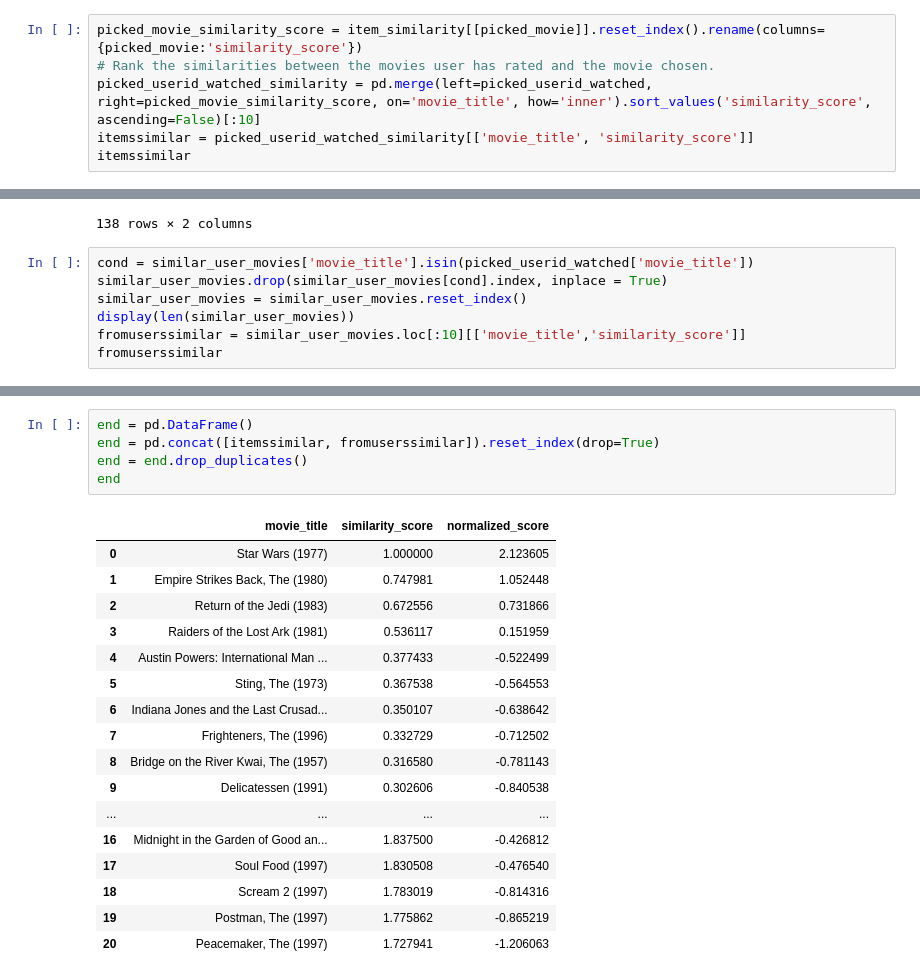
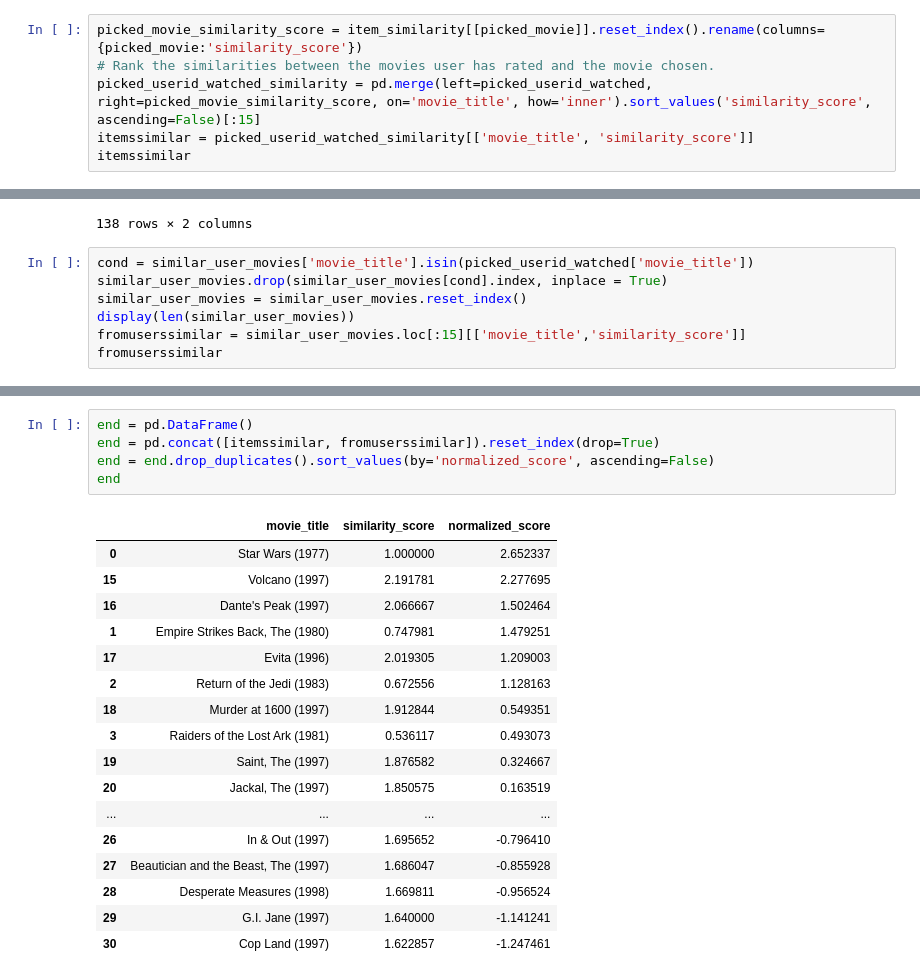
Before and after one commit to RulerOfEternalNight/Recommendation-System, a Jupyter notebook: Hybrid.ipynb, the cells around one changed output, grey strips where cells are left out. Cells and saved outputs as stored; diff of their text form.

```diff
--- a/Hybrid.ipynb
+++ b/Hybrid.ipynb
@@ -247,7 +247,7 @@ picked_userid_watched
 # %%
 picked_movie_similarity_score = item_similarity[[picked_movie]].reset_index().rename(columns={picked_movie:'similarity_score'})
 # Rank the similarities between the movies user has rated and the movie chosen.
-picked_userid_watched_similarity = pd.merge(left=picked_userid_watched, right=picked_movie_similarity_score, on='movie_title', how='inner').sort_values('similarity_score', ascending=False)[:10]
+picked_userid_watched_similarity = pd.merge(left=picked_userid_watched, right=picked_movie_similarity_score, on='movie_title', how='inner').sort_values('similarity_score', ascending=False)[:15]
 itemssimilar = picked_userid_watched_similarity[['movie_title', 'similarity_score']]
 itemssimilar
 # %% [output]
@@ -409,7 +414,7 @@ cond = similar_user_movies['movie_title'].isin(picked_userid_watched['movie_titl
 similar_user_movies.drop(similar_user_movies[cond].index, inplace = True)
 similar_user_movies = similar_user_movies.reset_index()
 display(len(similar_user_movies))
-fromuserssimilar = similar_user_movies.loc[:10][['movie_title','similarity_score']]
+fromuserssimilar = similar_user_movies.loc[:15][['movie_title','similarity_score']]
 fromuserssimilar
 # %% [output]
 121
@@ -482,23 +514,23 @@ display(itemssimilar, fromuserssimilar)
 # %%
 end = pd.DataFrame()
 end = pd.concat([itemssimilar, fromuserssimilar]).reset_index(drop=True)
-end = end.drop_duplicates()
+end = end.drop_duplicates().sort_values(by='normalized_score', ascending=False)
 end
 # %% [output]
 |  | movie_title | similarity_score | normalized_score |
-| 0 | Star Wars (1977) | 1.000000 | 2.123605 |
-| 1 | Empire Strikes Back, The (1980) | 0.747981 | 1.052448 |
-| 2 | Return of the Jedi (1983) | 0.672556 | 0.731866 |
-| 3 | Raiders of the Lost Ark (1981) | 0.536117 | 0.151959 |
-| 4 | Austin Powers: International Man ... | 0.377433 | -0.522499 |
-| 5 | Sting, The (1973) | 0.367538 | -0.564553 |
-| 6 | Indiana Jones and the Last Crusad... | 0.350107 | -0.638642 |
-| 7 | Frighteners, The (1996) | 0.332729 | -0.712502 |
-| 8 | Bridge on the River Kwai, The (1957) | 0.316580 | -0.781143 |
-| 9 | Delicatessen (1991) | 0.302606 | -0.840538 |
+| 0 | Star Wars (1977) | 1.000000 | 2.652337 |
+| 15 | Volcano (1997) | 2.191781 | 2.277695 |
+| 16 | Dante's Peak (1997) | 2.066667 | 1.502464 |
+| 1 | Empire Strikes Back, The (1980) | 0.747981 | 1.479251 |
+| 17 | Evita (1996) | 2.019305 | 1.209003 |
+| 2 | Return of the Jedi (1983) | 0.672556 | 1.128163 |
+| 18 | Murder at 1600 (1997) | 1.912844 | 0.549351 |
+| 3 | Raiders of the Lost Ark (1981) | 0.536117 | 0.493073 |
+| 19 | Saint, The (1997) | 1.876582 | 0.324667 |
+| 20 | Jackal, The (1997) | 1.850575 | 0.163519 |
 | ... | ... | ... | ... |
-| 16 | Midnight in the Garden of Good an... | 1.837500 | -0.426812 |
-| 17 | Soul Food (1997) | 1.830508 | -0.476540 |
-| 18 | Scream 2 (1997) | 1.783019 | -0.814316 |
-| 19 | Postman, The (1997) | 1.775862 | -0.865219 |
-| 20 | Peacemaker, The (1997) | 1.727941 | -1.206063 |
+| 26 | In & Out (1997) | 1.695652 | -0.796410 |
+| 27 | Beautician and the Beast, The (1997) | 1.686047 | -0.855928 |
+| 28 | Desperate Measures (1998) | 1.669811 | -0.956524 |
+| 29 | G.I. Jane (1997) | 1.640000 | -1.141241 |
+| 30 | Cop Land (1997) | 1.622857 | -1.247461 |
```
Also changed, not shown: parts of 5 cells of this notebook, 1 other file.
